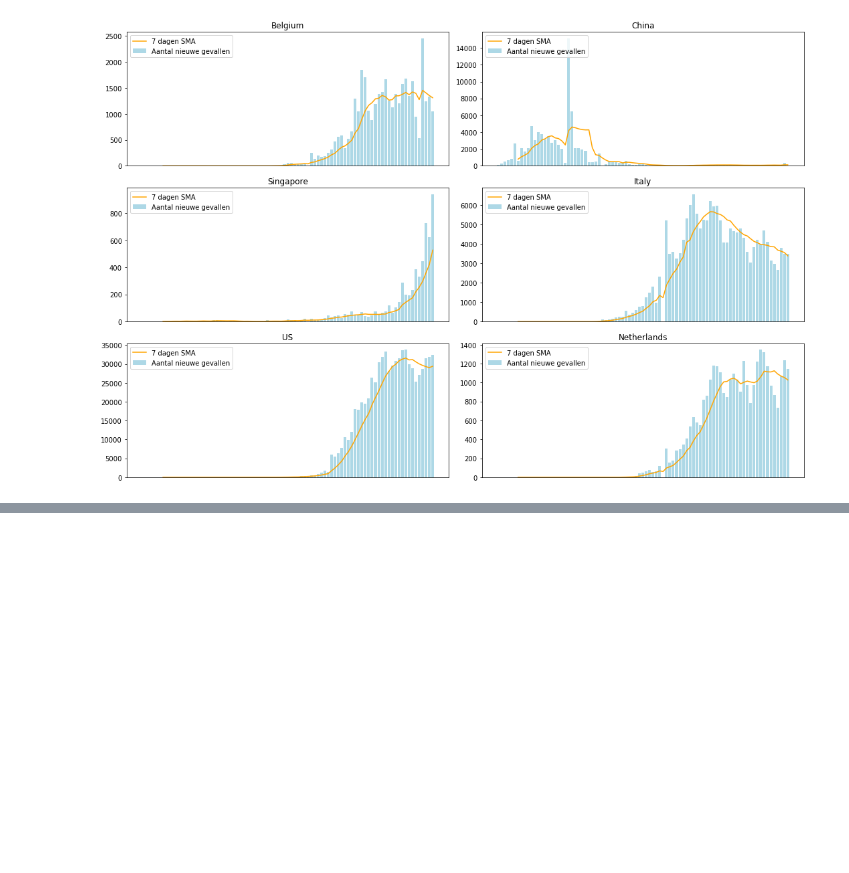
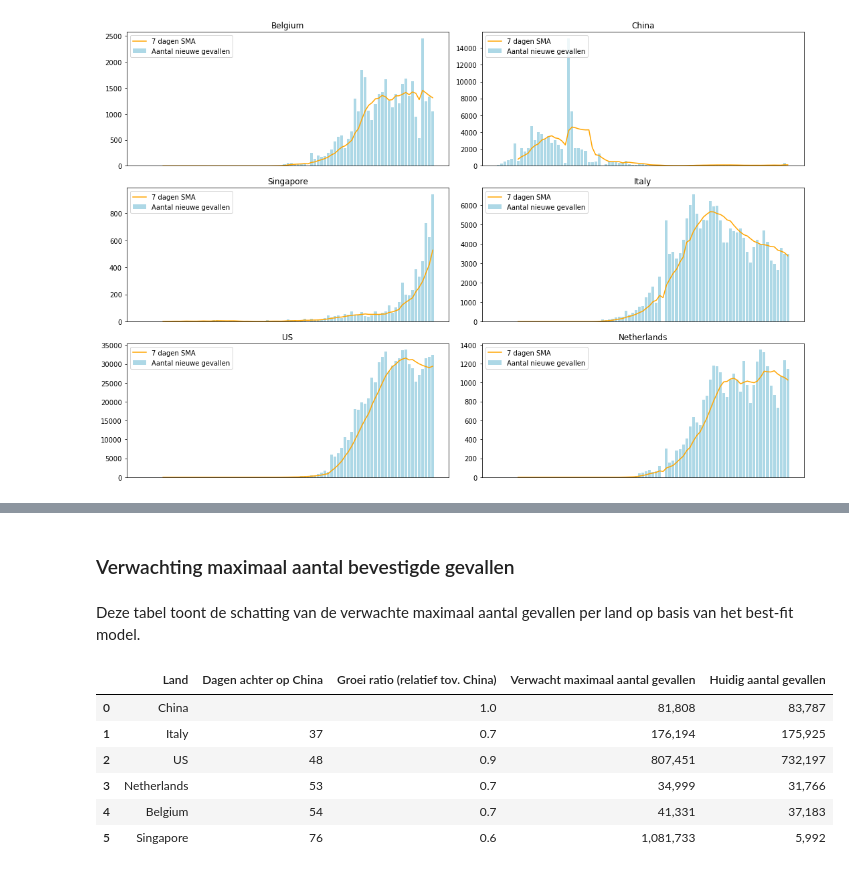
Before and after one commit to WouterStemgee/covid19-dashboard, a Jupyter notebook: outbreak_evolution.ipynb, the cells around one changed output, grey strips where cells are left out. Cells and saved outputs as stored; diff of their text form; code cells hidden in the pictures; blank space fills up the shorter version.

```diff
--- a/outbreak_evolution.ipynb
+++ b/outbreak_evolution.ipynb
@@ -79,0 +111,21 @@ for i, country in enumerate(countries):
+# %%
+def comparison_to_china_penalty (df, offset):
+  china_counts = countries['China']['count'].to_numpy()
+  counts = df['count'].to_numpy()
+  residuals = []
+  for i in range(0, 7):
+    if i + offset < len(counts):
+      residuals.append(china_counts[i] - counts[i + offset])
+    else:
+      residuals.append(0)
+  return np.power(residuals, 2).sum()
+
+def find_optimal_offset (df):
+  penalties = []
+  for offset in range(len(df)):
+    penalties.append(comparison_to_china_penalty(df, offset))
+  return np.argmin(penalties)
+
+for d in dat:
+  d['offset'] = find_optimal_offset(countries[d['name']])
+dat.sort(key=lambda x: x['offset'])
@@ -79,0 +203,33 @@ for i, country in enumerate(countries):
+# %% [markdown]
+### Verwachting maximaal aantal bevestigde gevallen
+# %% [markdown]
+Deze tabel toont de schatting van de verwachte maximaal aantal gevallen per land op basis van het best-fit model.
+# %%
+china_slope = dat[0]['p'][2]
+growth_rate_relative_to_china = lambda p: china_slope/p[2]
+
+table_data = []
+for d in dat:
+  country_name, offset, p = itemgetter('name', 'offset', 'p')(d)
+  table_data.append([
+    country_name,
+    '' if country_name == 'China' else f'{offset}',
+    f'{growth_rate_relative_to_china(p):.1f}',
+    f'{p[0]:,.0f}'
+  ])
+
+huidig = pd.DataFrame(
+    map(lambda obj: [obj[0], f'{obj[1]["count"].max():,.0f}'], countries.items()), columns=['Land', 'Huidig aantal gevallen']
+)
+
+voorspelling = pd.DataFrame(table_data, columns=['Land', 'Dagen achter op China', 'Groei ratio (relatief tov. China)', 'Verwacht maximaal aantal gevallen'])
+
+pd.merge(voorspelling, huidig, on='Land')
+# %% [output]
+|  | Land | Dagen achter op China | Groei ratio (relatief tov. China) | Verwacht maximaal aantal gevallen | Huidig aantal gevallen |
+| 0 | China |  | 1.0 | 81,808 | 83,787 |
+| 1 | Italy | 37 | 0.7 | 176,194 | 175,925 |
+| 2 | US | 48 | 0.9 | 807,451 | 732,197 |
+| 3 | Netherlands | 53 | 0.7 | 34,999 | 31,766 |
+| 4 | Belgium | 54 | 0.7 | 41,331 | 37,183 |
+| 5 | Singapore | 76 | 0.6 | 1,081,733 | 5,992 |
```
Also changed, not shown: parts of 17 cells of this notebook, 1 other file.
